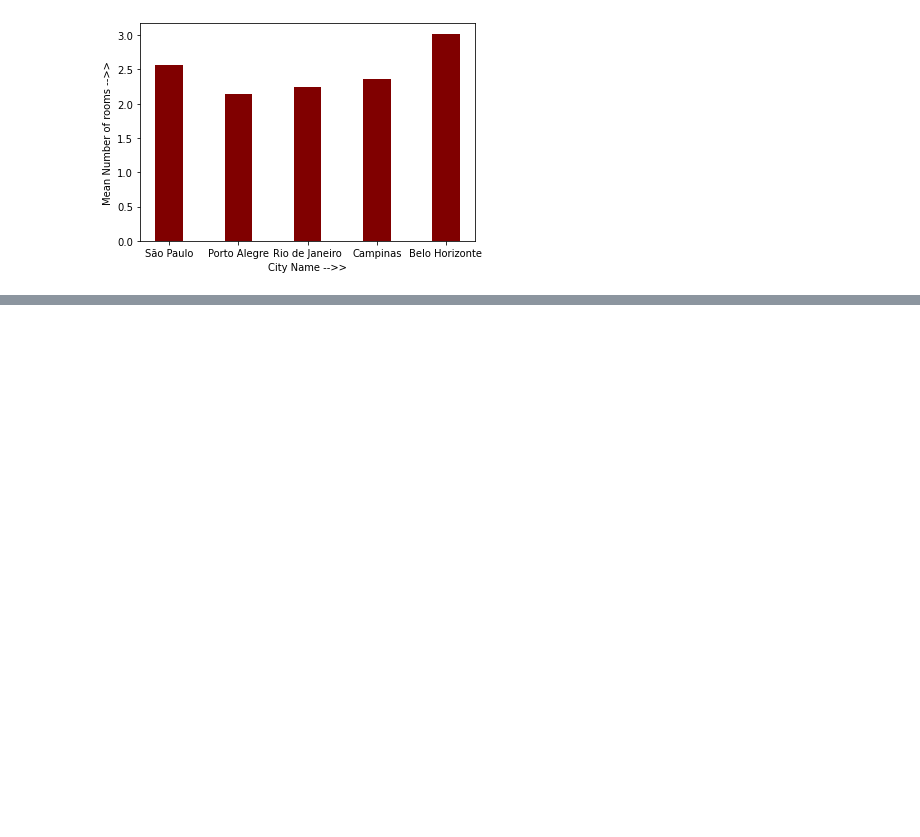
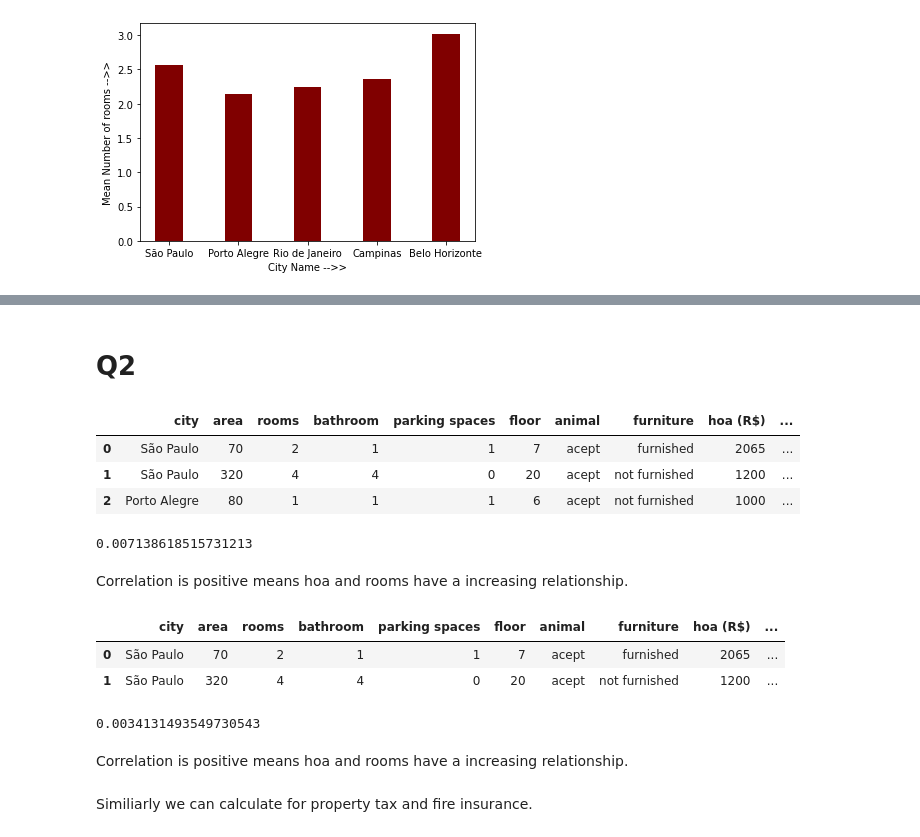
Before and after one commit to asharma8602/Introduction-to-Deep-Learning-and-its-Applications, a Jupyter notebook: Assignment/Assignment_1/200665_Paramveer_1B.ipynb, the cells around one changed output, grey strips where cells are left out. Drawn from its saved outputs; the diff is of its cells as text; code cells hidden in the pictures; blank space fills up the shorter version.

```diff
--- a/Assignment/Assignment_1/200665_Paramveer_1B.ipynb
+++ b/Assignment/Assignment_1/200665_Paramveer_1B.ipynb
@@ -60,0 +95,15 @@ Text(0, 0.5, 'Mean Number of rooms -->>')
+# %% [markdown]
+# Q2
+# %%
+df.head(3)
+# %% [output]
+|  | city | area | rooms | bathroom | parking spaces | floor | animal | furniture | hoa (R$) | ... |
+| 0 | São Paulo | 70 | 2 | 1 | 1 | 7 | acept | furnished | 2065 | ... |
+| 1 | São Paulo | 320 | 4 | 4 | 0 | 20 | acept | not furnished | 1200 | ... |
+| 2 | Porto Alegre | 80 | 1 | 1 | 1 | 6 | acept | not furnished | 1000 | ... |
+# %%
+df['hoa (R$)'].corr(df['rooms'])
+# %% [output]
+0.007138618515731213
+# %% [markdown]
+Correlation is positive means hoa and rooms have a increasing relationship.
@@ -60,0 +112,14 @@ Text(0, 0.5, 'Mean Number of rooms -->>')
+# %%
+df.head(2)
+# %% [output]
+|  | city | area | rooms | bathroom | parking spaces | floor | animal | furniture | hoa (R$) | ... |
+| 0 | São Paulo | 70 | 2 | 1 | 1 | 7 | acept | furnished | 2065 | ... |
+| 1 | São Paulo | 320 | 4 | 4 | 0 | 20 | acept | not furnished | 1200 | ... |
+# %%
+df['hoa (R$)'].corr(df['is furnished'].astype(int))
+# %% [output]
+0.0034131493549730543
+# %% [markdown]
+Correlation is positive means hoa and rooms have a increasing relationship.
+# %% [markdown]
+Similiarly we can calculate for property tax and fire insurance.
```
Also changed, not shown: parts of 9 cells of this notebook.
